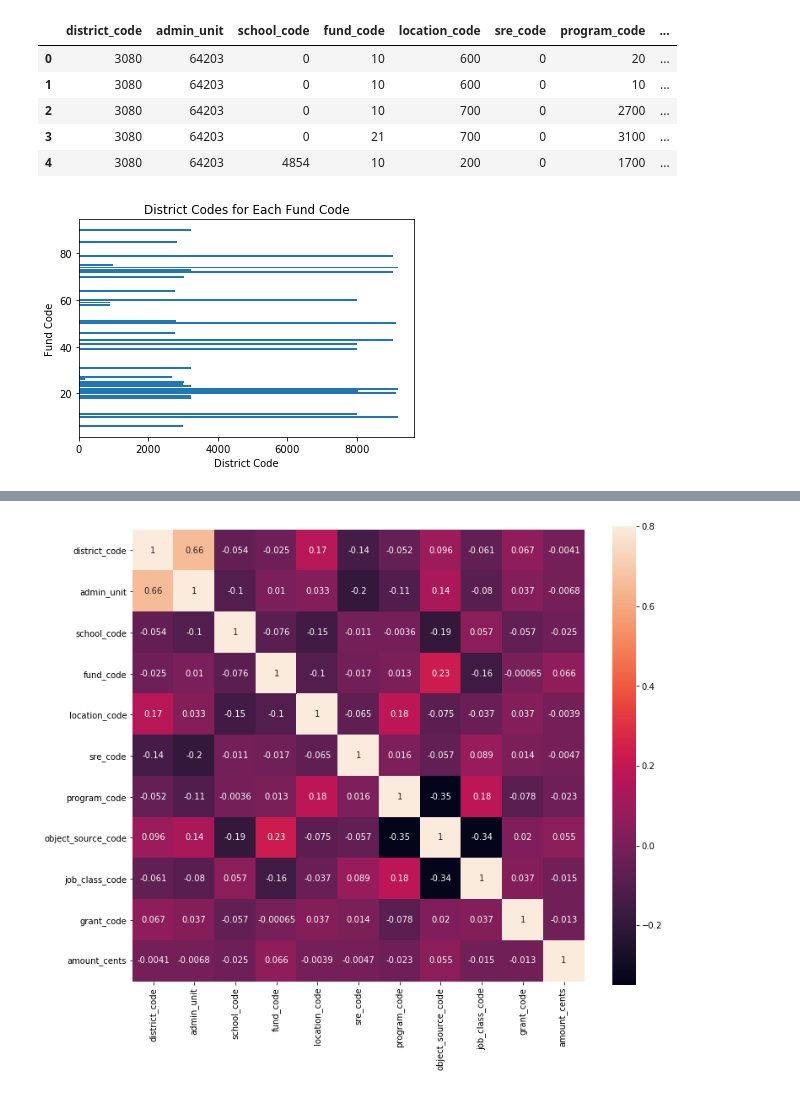
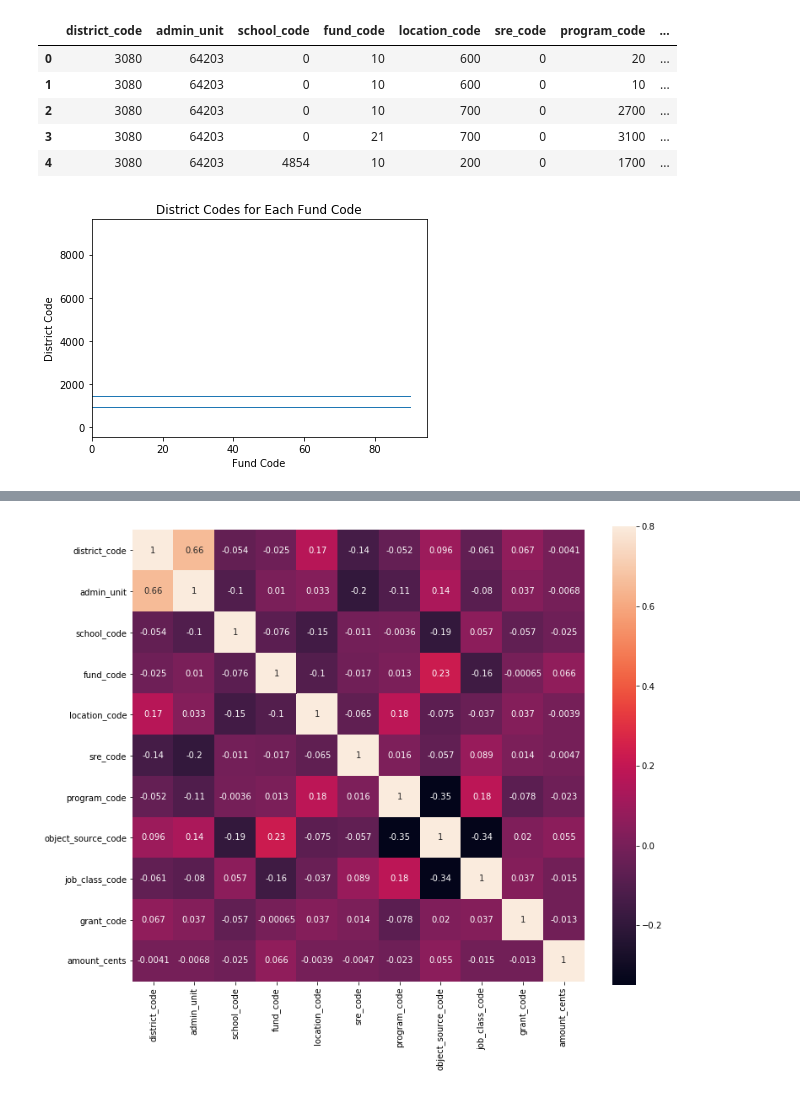
Before and after one commit to stacysandy/Data-Science-Practicum-II, a Jupyter notebook: Stacey_Sandy-Practicum_II.ipynb, the cells around one changed output, grey strips where cells are left out. Saved outputs shown, nothing was run; the diff lists cells and outputs as text; code cells hidden in the pictures.

```diff
--- a/Stacey_Sandy-Practicum_II.ipynb
+++ b/Stacey_Sandy-Practicum_II.ipynb
@@ -995,10 +1063,10 @@ COK12_df2.head()
 | 4 | 3080 | 64203 | 4854 | 10 | 200 | 0 | 1700 | ... |
 # %%
 # Insert a visualization here for more depth
-plt.barh(COK12_df2.fund_code, COK12_df2.district_code)
-plt.xlabel('District Code')
-plt.ylabel('Fund Code')
+plt.barh(COK12_df2.district_code, COK12_df2.fund_code)
+plt.xlabel('Fund Code')
+plt.ylabel('District Code')
 plt.title('District Codes for Each Fund Code')
 plt.savefig('DC_FC.png', dpi=300, bbox_inches='tight')
 # %% [output]
-[figure, old version]
+[figure, new version]
```
Also changed, not shown: parts of 58 cells of this notebook.
